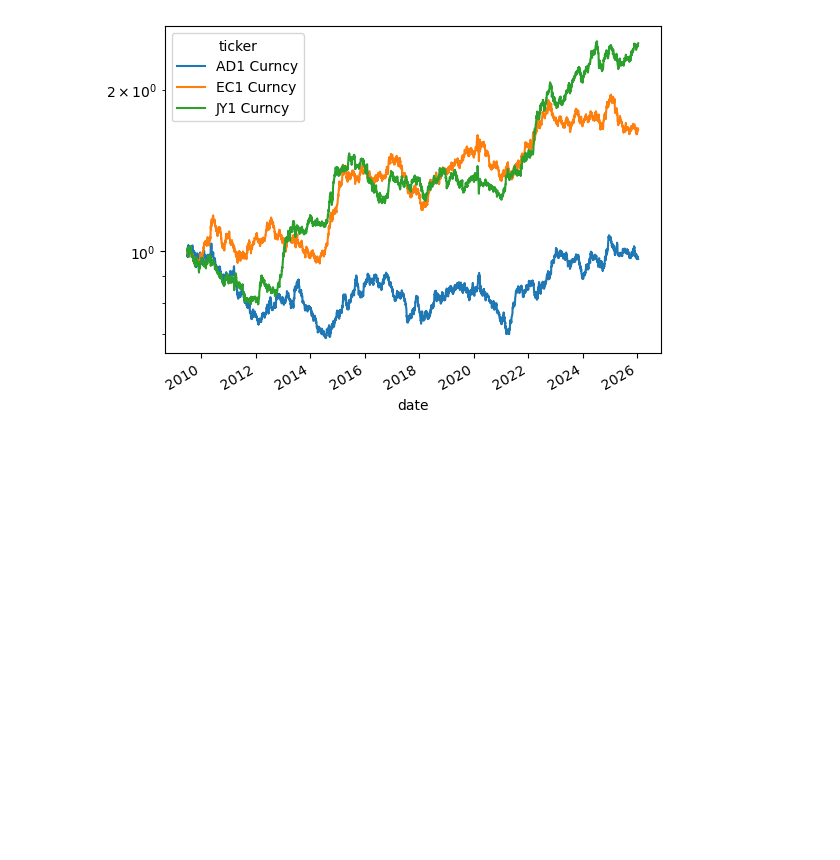
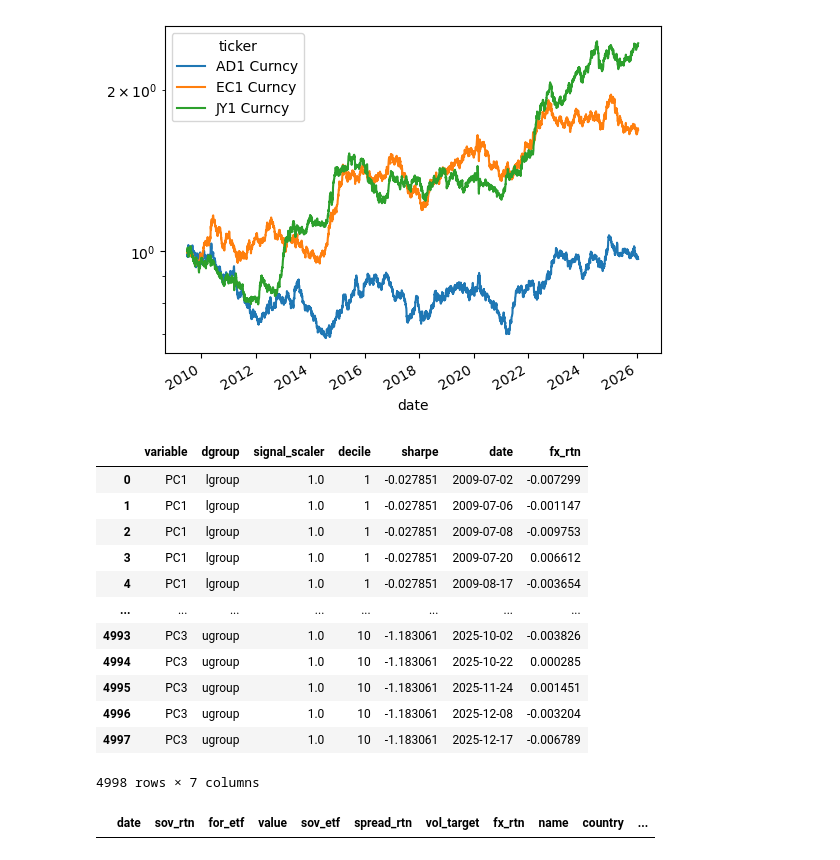
Before and after one commit to diegodalvarez/FXEquitySpillover, a Jupyter notebook: MiscallaneousResearch/GlobalEquityDifferences.ipynb, the cells around one changed output. Saved outputs shown, nothing was run; the diff lists cells and outputs as text; code cells hidden in the pictures; blank space fills up the shorter version.

```diff
--- a/MiscallaneousResearch/GlobalEquityDifferences.ipynb
+++ b/MiscallaneousResearch/GlobalEquityDifferences.ipynb
@@ -163,3 +163,66 @@ df_signal_rtn = (df_raw_fx
 # %% [output]
 <Axes: xlabel='date'>
 [figure]
+# %%
+def _get_pca_decile_opt(df: pd.DataFrame, q: int = 10) -> pd.DataFrame:
+
+    df_wider = (df
+        .pivot(index = "date", columns = "for_etf", values = "spread_rtn")
+        .dropna())
+
+    df_rtn = df[["date", "fx_rtn"]].drop_duplicates()
+
+    data      = PCA(n_components = 3).fit_transform(df_wider)
+    df_decile = (pd
+        .DataFrame(
+            data  = data,
+            index = df_wider.index,
+            columns = ["PC{}".format(i + 1) for i in range(3)])
+        .apply(lambda x: pd.qcut(x = x, q = 10, labels = [i + 1 for i in range(10)]))
+        .shift()
+        .reset_index()
+        .melt(id_vars = "date", value_name = "decile")
+        .merge(right = df_rtn, how = "inner", on = ["date"])
+        .dropna())
+
+    df_decile_sharpe = (df_decile
+        .drop(columns = ["date"])
+        .groupby(["variable", "decile"])
+        .agg(lambda x: x.mean() / x.std() * np.sqrt(252))
+        .reset_index()
+        .rename(columns = {"fx_rtn": "sharpe"}))
+
+    df_decile_tmp = (df_decile_sharpe
+        .loc[lambda x: x.decile.isin([1,2,9,10])]
+        .assign(dgroup = lambda x: np.where(x.decile <= 2, "lgroup", "ugroup")))
+
+    df_out = (df_decile_tmp
+        .drop(columns = ["decile"])
+        .groupby(["variable", "dgroup"])
+        .agg("prod")
+        .reset_index()
+        .assign(signal_scaler = lambda x: np.where(x.sharpe > 0, 1, np.nan))
+        .drop(columns = ["sharpe"])
+        .merge(right = df_decile_tmp, how = "inner", on = ["variable", "dgroup"])
+        .merge(right = df_decile    , how = "inner", on = ["variable", "decile"]))
+
+
+(df_combined
+    .loc[lambda x: x.ticker == x.ticker.min()]
+    .groupby("ticker")
+    .apply(_get_pca_decile_opt))
+# %% [output]
+|  | variable | dgroup | signal_scaler | decile | sharpe | date | fx_rtn |
+| 0 | PC1 | lgroup | 1.0 | 1 | -0.027851 | 2009-07-02 | -0.007299 |
+| 1 | PC1 | lgroup | 1.0 | 1 | -0.027851 | 2009-07-06 | -0.001147 |
+| 2 | PC1 | lgroup | 1.0 | 1 | -0.027851 | 2009-07-08 | -0.009753 |
+| 3 | PC1 | lgroup | 1.0 | 1 | -0.027851 | 2009-07-20 | 0.006612 |
+| 4 | PC1 | lgroup | 1.0 | 1 | -0.027851 | 2009-08-17 | -0.003654 |
+| ... | ... | ... | ... | ... | ... | ... | ... |
+| 4993 | PC3 | ugroup | 1.0 | 10 | -1.183061 | 2025-10-02 | -0.003826 |
+| 4994 | PC3 | ugroup | 1.0 | 10 | -1.183061 | 2025-10-22 | 0.000285 |
+| 4995 | PC3 | ugroup | 1.0 | 10 | -1.183061 | 2025-11-24 | 0.001451 |
+| 4996 | PC3 | ugroup | 1.0 | 10 | -1.183061 | 2025-12-08 | -0.003204 |
+| 4997 | PC3 | ugroup | 1.0 | 10 | -1.183061 | 2025-12-17 | -0.006789 |
+4998 rows × 7 columns
+|  | date | sov_rtn | for_etf | value | sov_etf | spread_rtn | vol_target | fx_rtn | name | country | ... |
```
Also changed, not shown: 2 other files.
